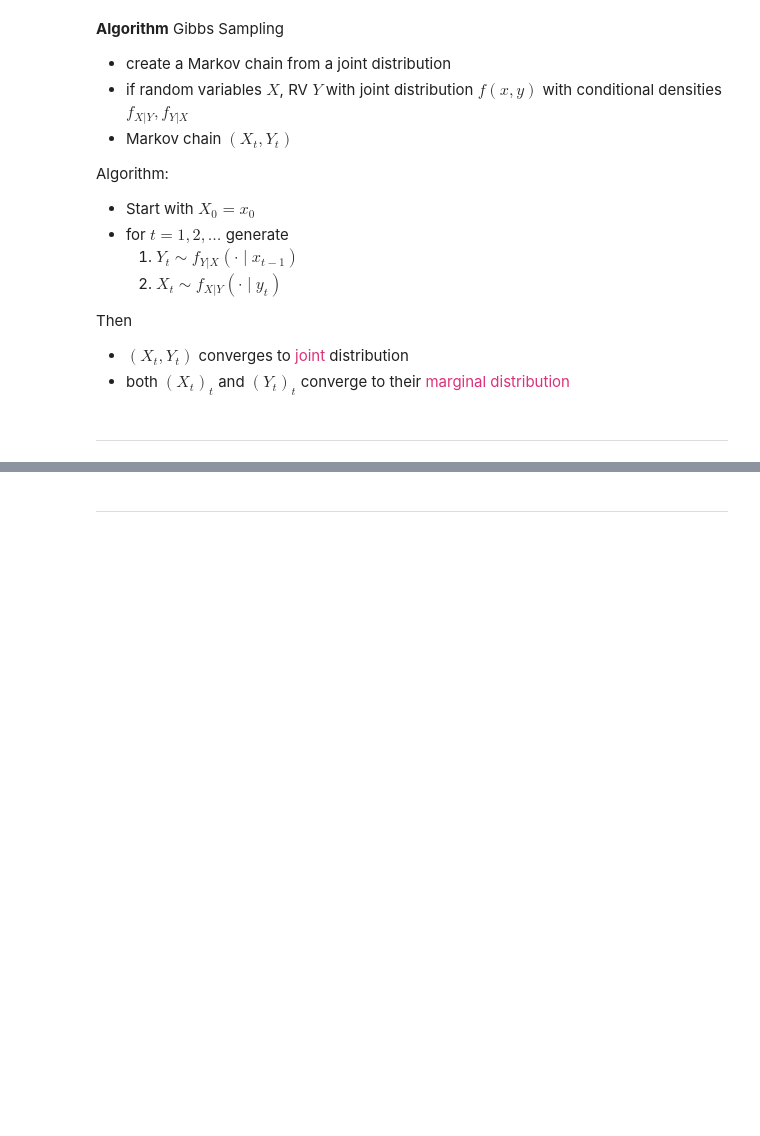
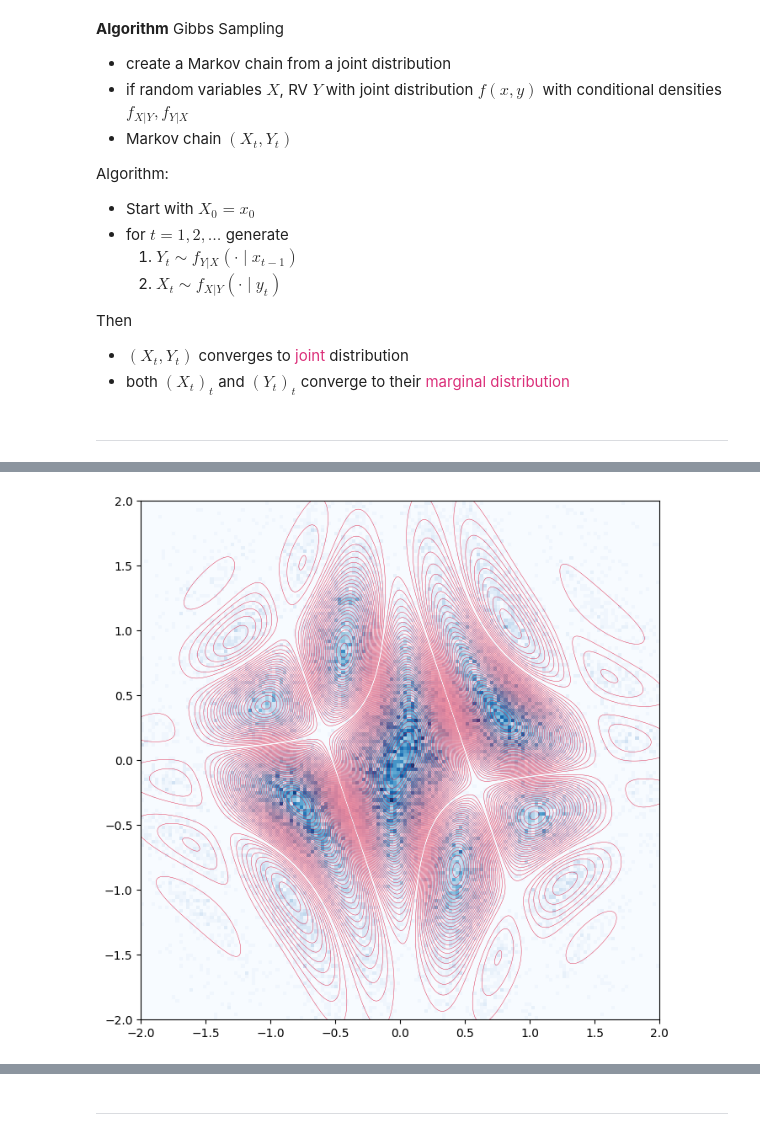
Before and after one commit to Japanese-Maple/Computational_Statistics, a Jupyter notebook: 3_Gibbs_Sampler.ipynb, the cells around one changed output, grey strips where cells are left out. Drawn from its saved outputs; the diff is of its cells as text; code cells hidden in the pictures; blank space fills up the shorter version.

```diff
--- a/3_Gibbs_Sampler.ipynb
+++ b/3_Gibbs_Sampler.ipynb
@@ -42,0 +157,9 @@ Then
+# %%
+fig, ax = plt.subplots(figsize=(8, 8))
+ax.hist2d(xs_kept, ys_kept, bins=150, cmap="Blues", density=True)
+ax.contour(Xg, Yg, Zg, levels=50, colors="crimson", linewidths=0.3)
+ax.set_xlim([-a, a]); ax.set_ylim([-a, a])
+ax.set_aspect("equal")
+plt.show()
+# %% [output]
+[figure, added]
```
Also changed, not shown: parts of 6 cells of this notebook, 2 other files.
